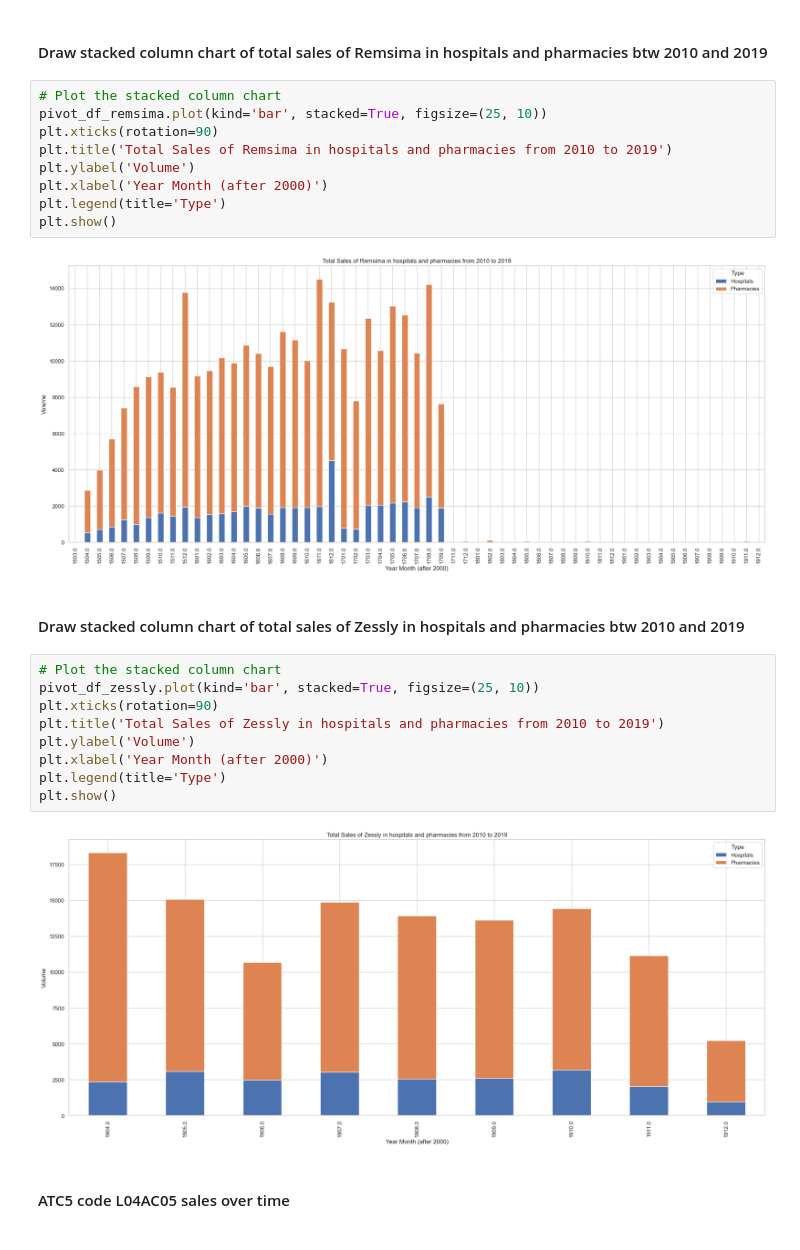
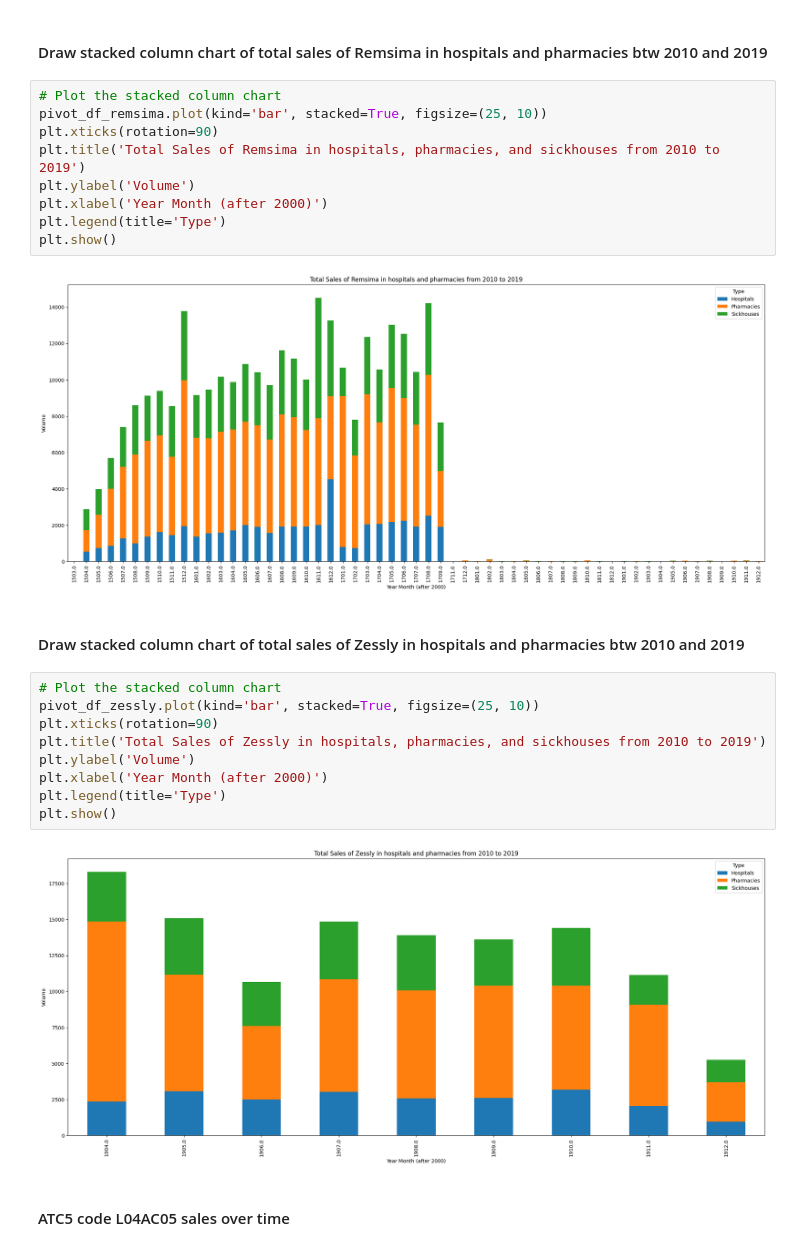
Before and after one commit to Alaa0129/Indication-Insights, a Jupyter notebook: src/Sales_Insight/1_Visualizations.ipynb, the cells around one changed output. Saved outputs shown, nothing was run; the diff lists cells and outputs as text.

Commit message:
added more visuals

```diff
--- a/src/Sales_Insight/1_Visualizations.ipynb
+++ b/src/Sales_Insight/1_Visualizations.ipynb
@@ -59,26 +94,26 @@ plt.show()
 # Plot the stacked column chart
 pivot_df_remsima.plot(kind='bar', stacked=True, figsize=(25, 10))
 plt.xticks(rotation=90)
-plt.title('Total Sales of Remsima in hospitals and pharmacies from 2010 to 2019')
+plt.title('Total Sales of Remsima in hospitals, pharmacies, and sickhouses from 2010 to 2019')
 plt.ylabel('Volume')
 plt.xlabel('Year Month (after 2000)')
 plt.legend(title='Type')
 plt.show()
 # %% [output]
-[figure, old version]
+[figure, new version]
 # %% [markdown]
 #### Draw stacked column chart of total sales of Zessly in hospitals and pharmacies btw 2010 and 2019
 # %%
 # Plot the stacked column chart
 pivot_df_zessly.plot(kind='bar', stacked=True, figsize=(25, 10))
 plt.xticks(rotation=90)
-plt.title('Total Sales of Zessly in hospitals and pharmacies from 2010 to 2019')
+plt.title('Total Sales of Zessly in hospitals, pharmacies, and sickhouses from 2010 to 2019')
 plt.ylabel('Volume')
 plt.xlabel('Year Month (after 2000)')
 plt.legend(title='Type')
 plt.show()
 # %% [output]
-[figure, old version]
+[figure, new version]
 # %% [markdown]
 #### ATC5 code L04AC05 sales over time
 # %%
```
Also changed, not shown: parts of 8 cells of this notebook, 5 other files.
